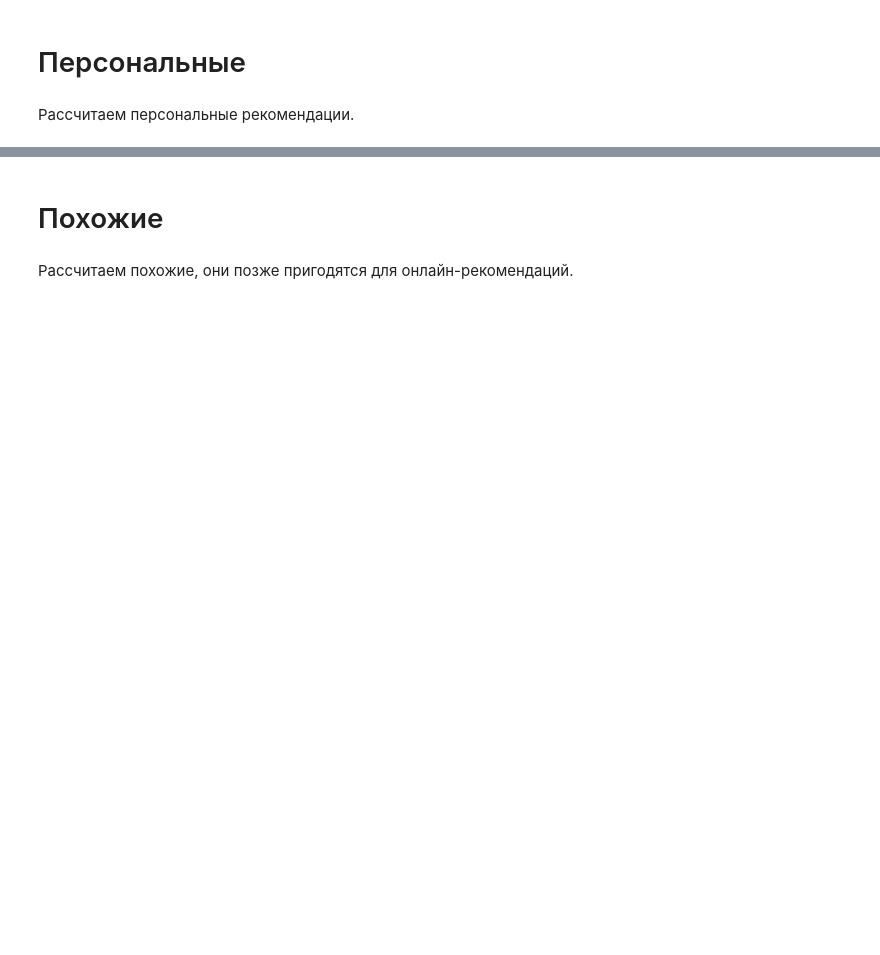
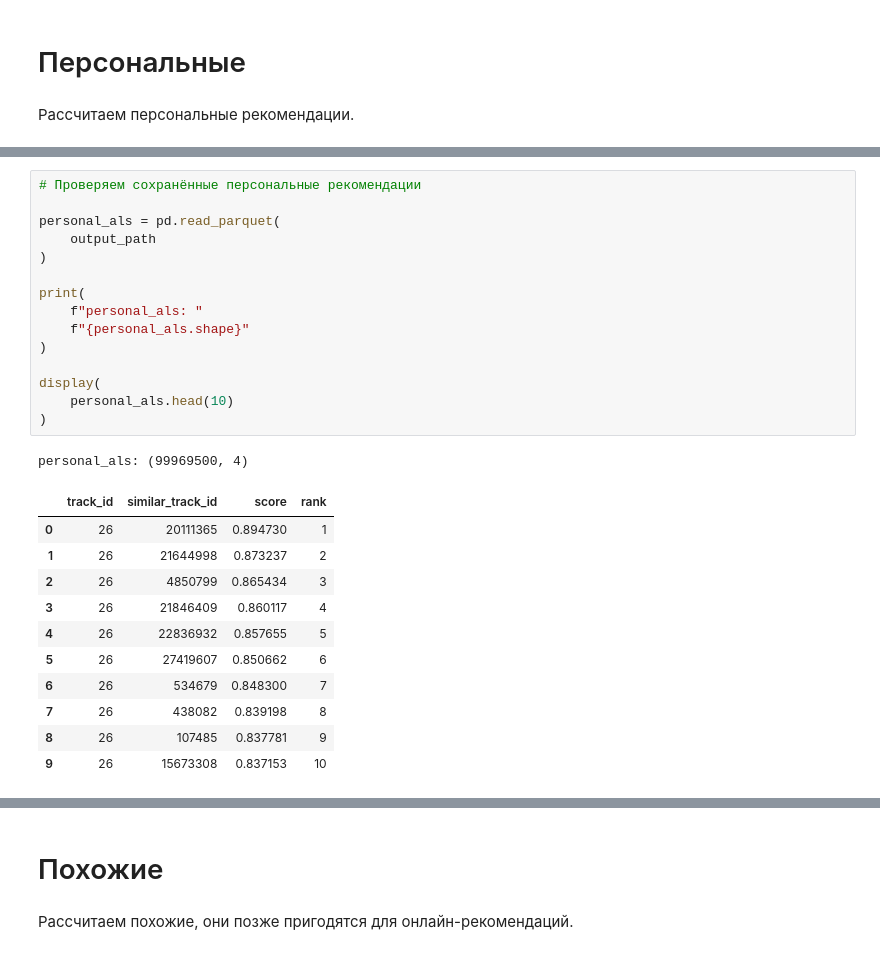
Before and after one commit to The-Mushroom-That-Killed-Mario/mle-project-sprint-4-v001, a Jupyter notebook: recommendations.ipynb, the cells around one changed output, grey strips where cells are left out. Saved outputs shown, nothing was run; the diff lists cells and outputs as text; blank space fills up the shorter version.

Commit message:
feat: Этап 3. Офлайн-рекомендации

```diff
--- a/recommendations.ipynb
+++ b/recommendations.ipynb
@@ -614,0 +950,28 @@ memory usage: 3.7 GB
+# %%
+# Проверяем сохранённые персональные рекомендации
+
+personal_als = pd.read_parquet(
+    output_path
+)
+
+print(
+    f"personal_als: "
+    f"{personal_als.shape}"
+)
+
+display(
+    personal_als.head(10)
+)
+# %% [output]
+personal_als: (99969500, 4)
+|  | track_id | similar_track_id | score | rank |
+| 0 | 26 | 20111365 | 0.894730 | 1 |
+| 1 | 26 | 21644998 | 0.873237 | 2 |
+| 2 | 26 | 4850799 | 0.865434 | 3 |
+| 3 | 26 | 21846409 | 0.860117 | 4 |
+| 4 | 26 | 22836932 | 0.857655 | 5 |
+| 5 | 26 | 27419607 | 0.850662 | 6 |
+| 6 | 26 | 534679 | 0.848300 | 7 |
+| 7 | 26 | 438082 | 0.839198 | 8 |
+| 8 | 26 | 107485 | 0.837781 | 9 |
+| 9 | 26 | 15673308 | 0.837153 | 10 |
```
Also changed, not shown: parts of 46 cells of this notebook.
